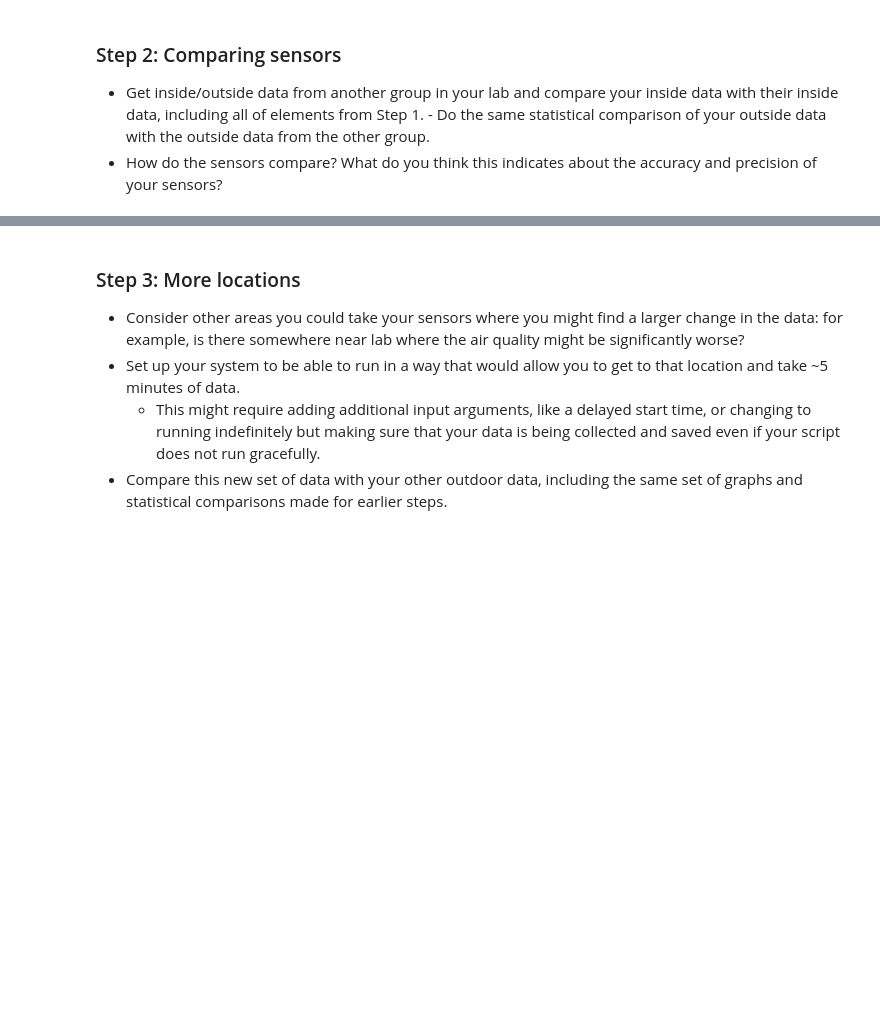
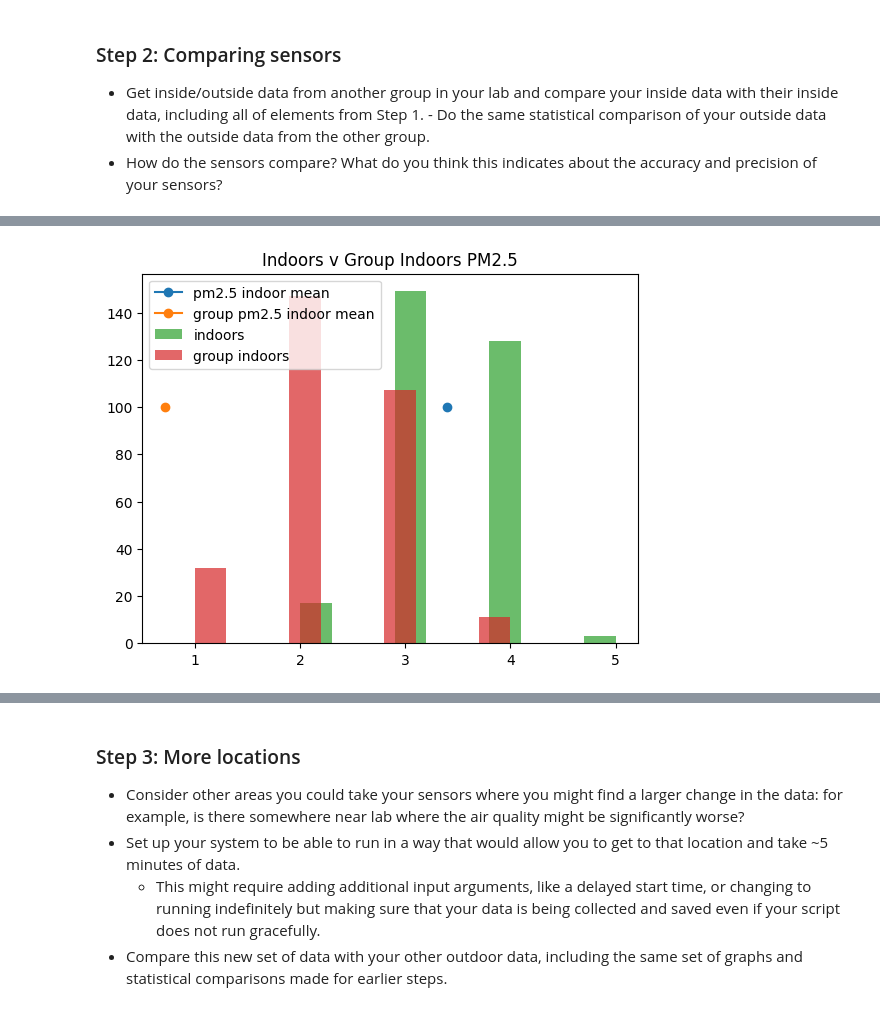
Before and after one commit to Gish-Sky/E11_LabWork, a Jupyter notebook: Lab-Activity-Week-6.ipynb, the cells around one changed output, grey strips where cells are left out. Cells and saved outputs as stored; diff of their text form; code cells hidden in the pictures; blank space fills up the shorter version.

```diff
--- a/Lab-Activity-Week-6.ipynb
+++ b/Lab-Activity-Week-6.ipynb
@@ -130,0 +147,16 @@ pd.read_csv('')
+# %%
+#For PM 2.5:
+indoors = pd.read_csv("InsideData.csv")
+pm1_indoor_mean = np.mean(indoors['PM2.5'])
+pm1_indoor_std = np.std(indoors['PM2.5'])
+group_pm1_indoor_mean = np.mean(group_inside['PM2.5'])
+group_pm1_indoor_mean = np.std(group_inside['PM2.5'])
+plt.plot(pm1_indoor_mean, 100, label = 'pm2.5 indoor mean', marker = 'o')
+plt.plot(group_pm1_indoor_mean, 100, label = 'group pm2.5 indoor mean', marker = 'o')
+plt.hist(indoors['PM2.5'], alpha = 0.7, label = 'indoors')
+plt.hist(group_inside['PM2.5'], alpha = 0.7, label = 'group indoors')
+plt.title("Indoors v Group Indoors PM2.5")
+plt.legend()
+plt.show()
+# %% [output]
+[figure, added]
```
Also changed, not shown: parts of 6 cells of this notebook.
